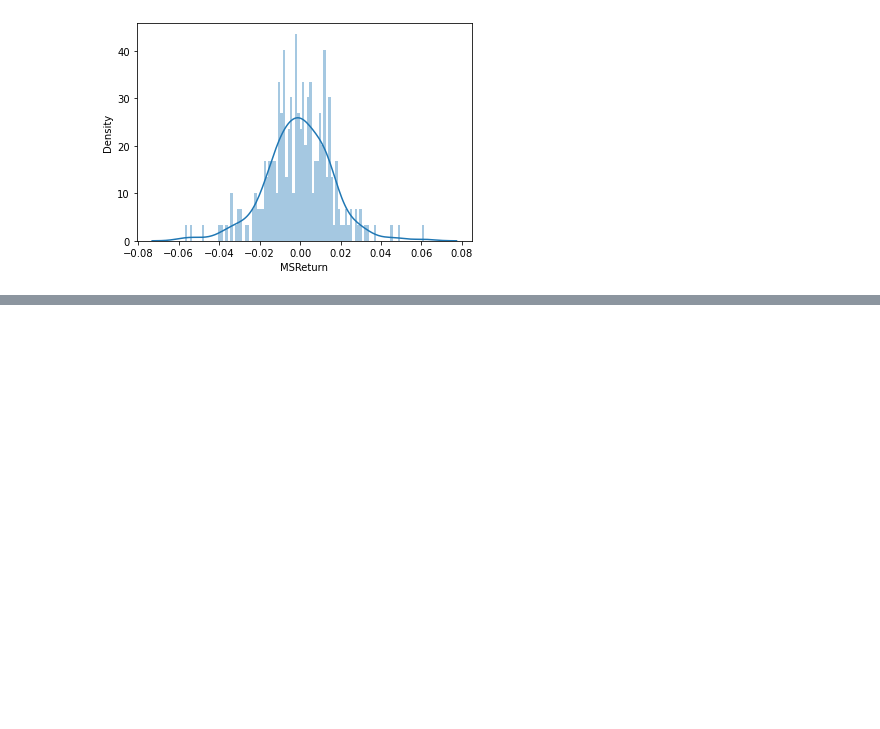
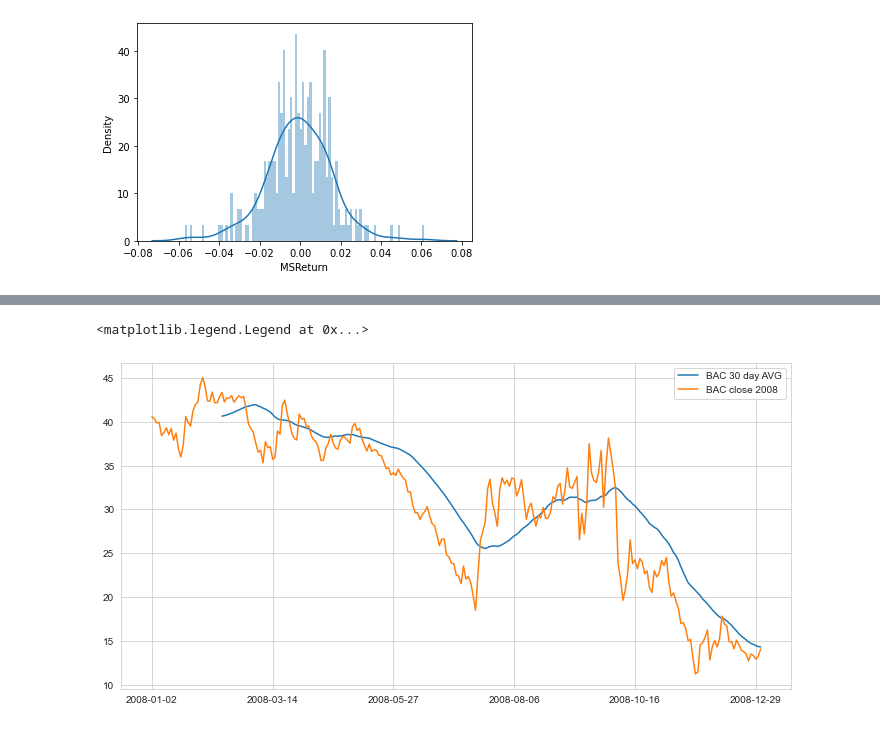
Before and after one commit to samghanbarian/data-science-bootcamp-with-python, a Jupyter notebook: Stock Analysis.ipynb, the cells around one changed output, grey strips where cells are left out. Saved outputs shown, nothing was run; the diff lists cells and outputs as text; code cells hidden in the pictures; blank space fills up the shorter version.

```diff
--- a/Stock Analysis.ipynb
+++ b/Stock Analysis.ipynb
@@ -146,0 +181,10 @@ sns.distplot(returns.loc['2015-01-01':'2015-12-31','MSReturn'], bins = 100)
+# %%
+#analysing the moving average of these stocks in 2008
+#plotthing the rolling 30 day average against the close price of BAC
+plt.figure(figsize=(12,6))
+bank_stocks['BAC']['close'].loc['2008-01-01':'2008-12-31'].rolling(window = 30).mean().plot(label='BAC 30 day AVG')
+bank_stocks['BAC']['close'].loc['2008-01-01':'2008-12-31'].plot(label = 'BAC close 2008')
+plt.legend()
+# %% [output]
+<matplotlib.legend.Legend at 0x...>
+[figure, added]
```
Also changed, not shown: parts of 20 cells of this notebook.
